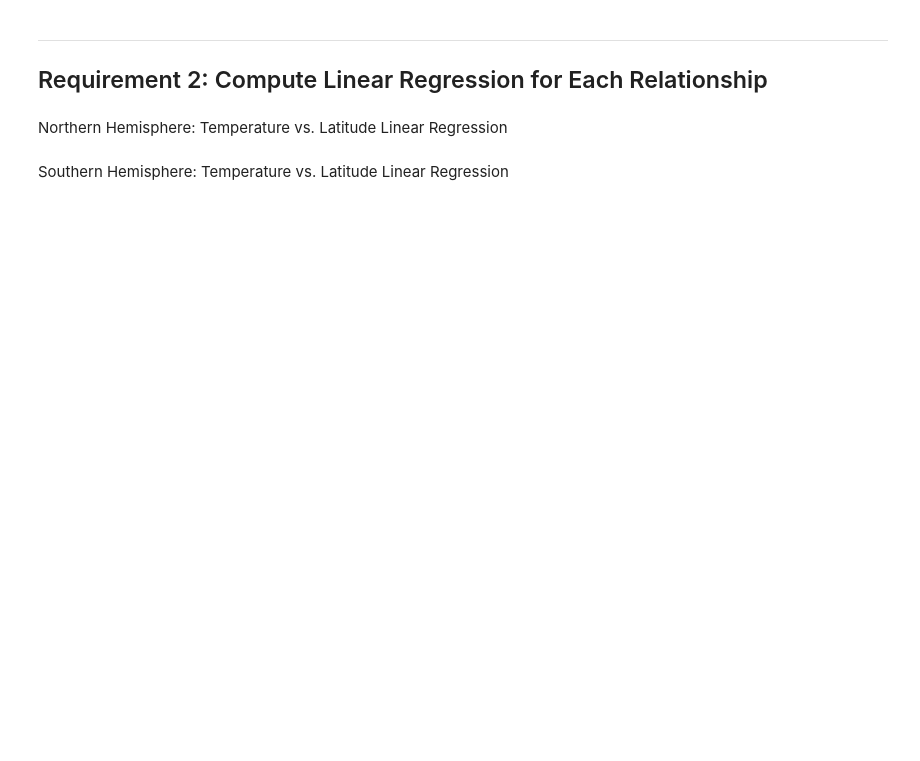
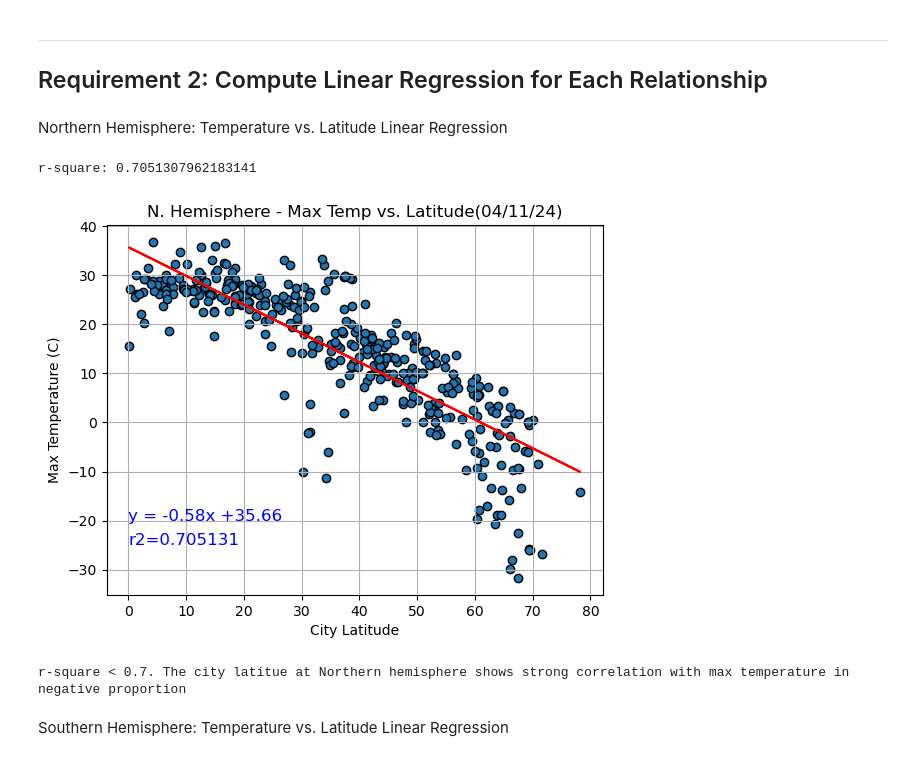
Before and after one commit to yiwen2024/python-api-challenge, a Jupyter notebook: Weatherpy/WeatherPy.ipynb, the cells around one changed output. Cells and saved outputs as stored; diff of their text form; code cells hidden in the pictures; blank space fills up the shorter version.

```diff
--- a/Weatherpy/WeatherPy.ipynb
+++ b/Weatherpy/WeatherPy.ipynb
@@ -285,6 +285,41 @@ North_hem = city_data_df.loc[city_data_df["Lat"]>=0]
 South_hem = city_data_df.loc[city_data_df["Lat"]<0]
 # %% [markdown]
 Northern Hemisphere: Temperature vs. Latitude Linear Regression
+# %%
+# Declare variables
+x_values = North_hem["Lat"]
+y_values = North_hem["Max Temp"]
+
+# Build an equation of linear regression
+(slope, intercept, rvalue, pvalue, stderr) = linregress(x_values, y_values)
+regression = x_values * slope + intercept
+line_eq = "y = " + str(round(slope,2)) + "x +" + str(round(intercept,2))
+r2 = "r2=" + str(round(rvalue**2, 6))
+# Print r-square as the coefficient of the regression model
+print(f"r-square: {rvalue**2}")
+
+# Create the scatter plot with linear equation
+plt.scatter(x_values,y_values, marker= "o", edgecolor="black")
+plt.plot(x_values,regression,"r-")
+plt.title("N. Hemisphere - Max Temp vs. Latitude(%s)" % time.strftime("%x"))
+plt.xlabel("City Latitude")
+plt.ylabel("Max Temperature (C)")
+plt.grid()
+plt.annotate(line_eq,xy=(0,-20),fontsize=12,color="blue")
+plt.annotate(r2, xy=(0,-25),fontsize=12,color="blue")
+
+#Save the figure
+plt.savefig("../output_data/S_temp_vs_lat_plot.png")
+
+# Show plot
+plt.show()
+
+# Disscussion about linear relationship
+print(f"r-square < 0.7. The city latitue at Northern hemisphere shows strong correlation with max temperature in negative proportion")
+# %% [output]
+r-square: 0.7051307962183141
+[figure, added]
+r-square < 0.7. The city latitue at Northern hemisphere shows strong correlation with max temperature in negative proportion
 # %% [markdown]
 Southern Hemisphere: Temperature vs. Latitude Linear Regression
 # %%
```
Also changed, not shown: parts of 16 cells of this notebook, 13 other files.
